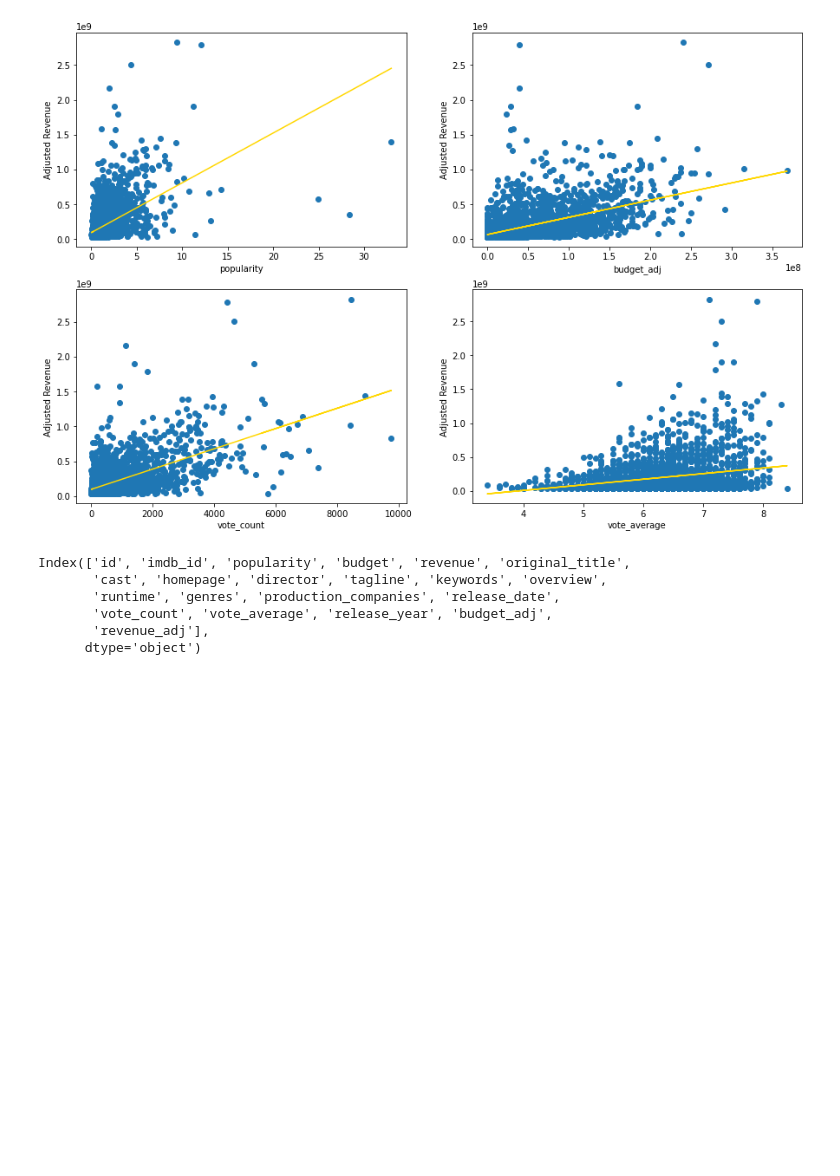
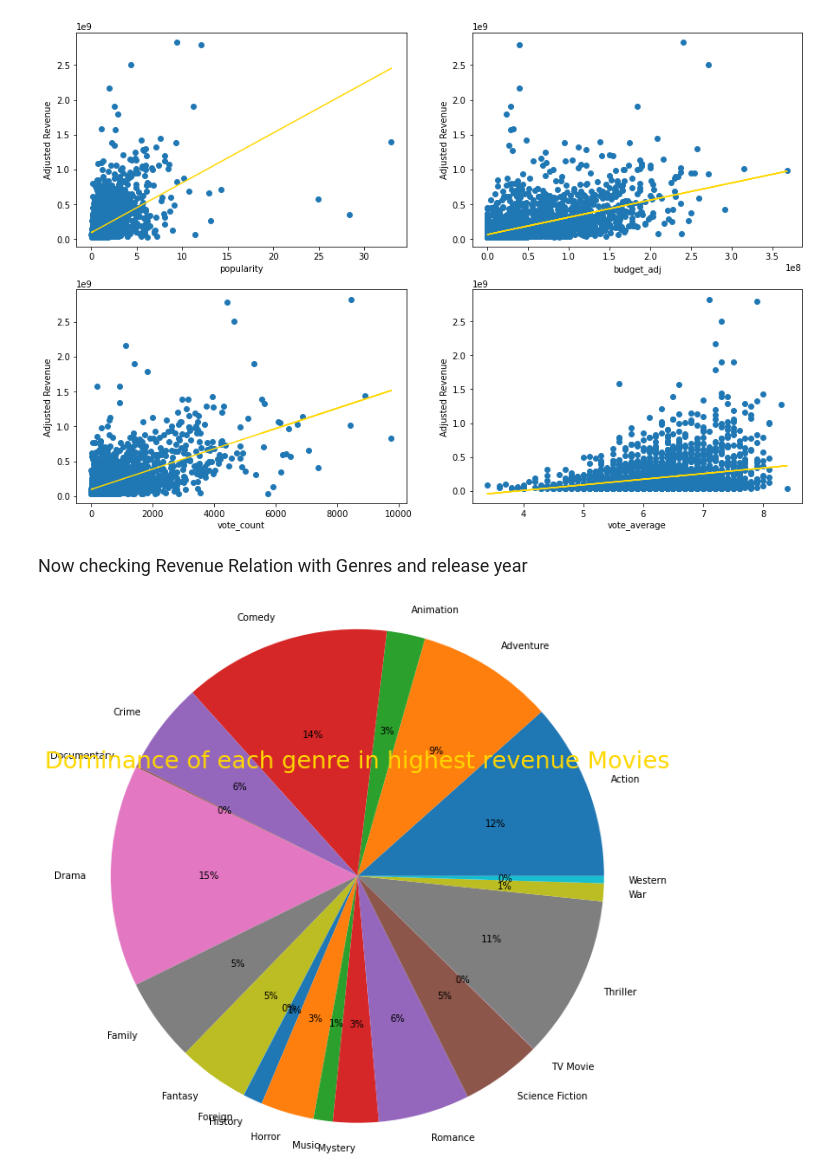
Before and after one commit to Noor-Nizar/FWD_DataAnalytics, a Jupyter notebook: proj.ipynb, the cells around one changed output. Saved outputs shown, nothing was run; the diff lists cells and outputs as text; code cells hidden in the pictures; blank space fills up the shorter version.

```diff
--- a/proj.ipynb
+++ b/proj.ipynb
@@ -163,12 +163,14 @@ for i in range(2):
         xi += 1
 # %% [output]
 [figure]
-# %%
-df_highRev.columns
-# %% [output]
-Index(['id', 'imdb_id', 'popularity', 'budget', 'revenue', 'original_title',
-       'cast', 'homepage', 'director', 'tagline', 'keywords', 'overview',
-       'runtime', 'genres', 'production_companies', 'release_date',
-       'vote_count', 'vote_average', 'release_year', 'budget_adj',
-       'revenue_adj'],
-      dtype='object')
+# %% [markdown]
+<font size="4"> Now checking Revenue Relation with Genres and release year </font>
+# %%
+df_gnr = df_gen
+tope = df_gnr.revenue_adj.describe()[-2]
+df_gnr = df_gnr.query('revenue_adj >= @tope')
+gencount = df_gnr.groupby('genres').count()['revenue_adj']
+plt.pie(gencount.values, labels = gencount.index, radius = 3, autopct='%1.0f%%', labeldistance=1.1);
+plt.title('Dominance of each genre in highest revenue Movies', color = 'gold', size =25);
+# %% [output]
+[figure, added]
```
Also changed, not shown: parts of 2 cells of this notebook.
